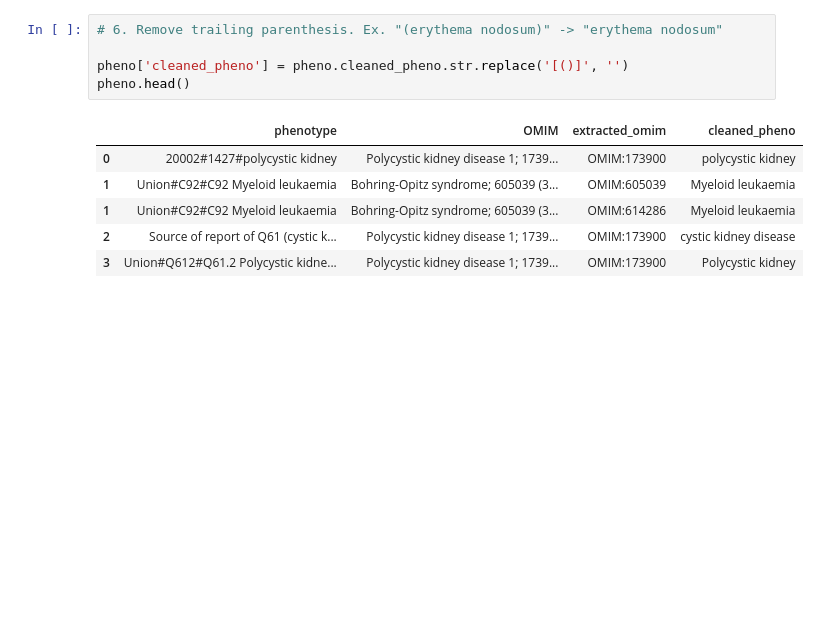
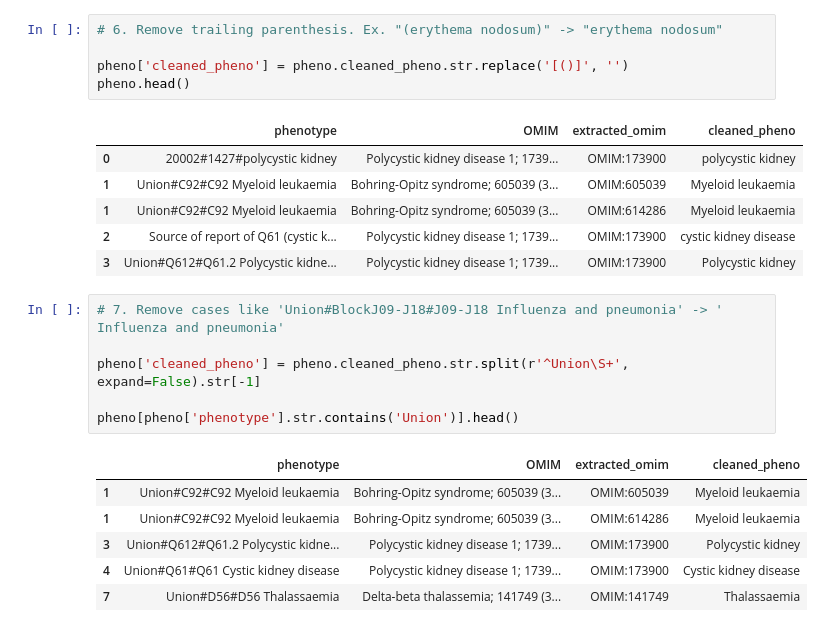
Before and after one commit to ireneisdoomed/random_notebooks, a Jupyter notebook: exome_data/az/notebooks/phenotypes.ipynb, the cells around one changed output. Saved outputs shown, nothing was run; the diff lists cells and outputs as text; blank space fills up the shorter version.

```diff
--- a/exome_data/az/notebooks/phenotypes.ipynb
+++ b/exome_data/az/notebooks/phenotypes.ipynb
@@ -256,3 +242,16 @@ pheno.head()
 | 1 | Union#C92#C92 Myeloid leukaemia | Bohring-Opitz syndrome; 605039 (3... | OMIM:614286 | Myeloid leukaemia |
 | 2 | Source of report of Q61 (cystic k... | Polycystic kidney disease 1; 1739... | OMIM:173900 | cystic kidney disease |
 | 3 | Union#Q612#Q61.2 Polycystic kidne... | Polycystic kidney disease 1; 1739... | OMIM:173900 | Polycystic kidney |
+# %%
+# 7. Remove cases like 'Union#BlockJ09-J18#J09-J18 Influenza and pneumonia' -> ' Influenza and pneumonia'
+
+pheno['cleaned_pheno'] = pheno.cleaned_pheno.str.split(r'^Union\S+', expand=False).str[-1]
+
+pheno[pheno['phenotype'].str.contains('Union')].head()
+# %% [output]
+|  | phenotype | OMIM | extracted_omim | cleaned_pheno |
+| 1 | Union#C92#C92 Myeloid leukaemia | Bohring-Opitz syndrome; 605039 (3... | OMIM:605039 | Myeloid leukaemia |
+| 1 | Union#C92#C92 Myeloid leukaemia | Bohring-Opitz syndrome; 605039 (3... | OMIM:614286 | Myeloid leukaemia |
+| 3 | Union#Q612#Q61.2 Polycystic kidne... | Polycystic kidney disease 1; 1739... | OMIM:173900 | Polycystic kidney |
+| 4 | Union#Q61#Q61 Cystic kidney disease | Polycystic kidney disease 1; 1739... | OMIM:173900 | Cystic kidney disease |
+| 7 | Union#D56#D56 Thalassaemia | Delta-beta thalassemia; 141749 (3... | OMIM:141749 | Thalassaemia |
```
Also changed, not shown: parts of 16 cells of this notebook.
